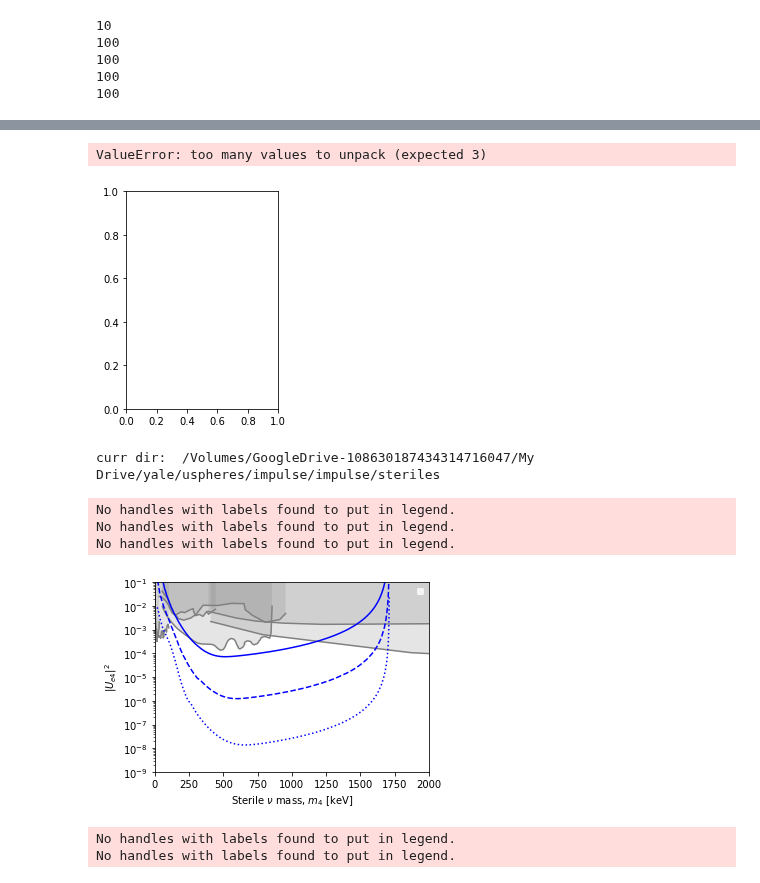
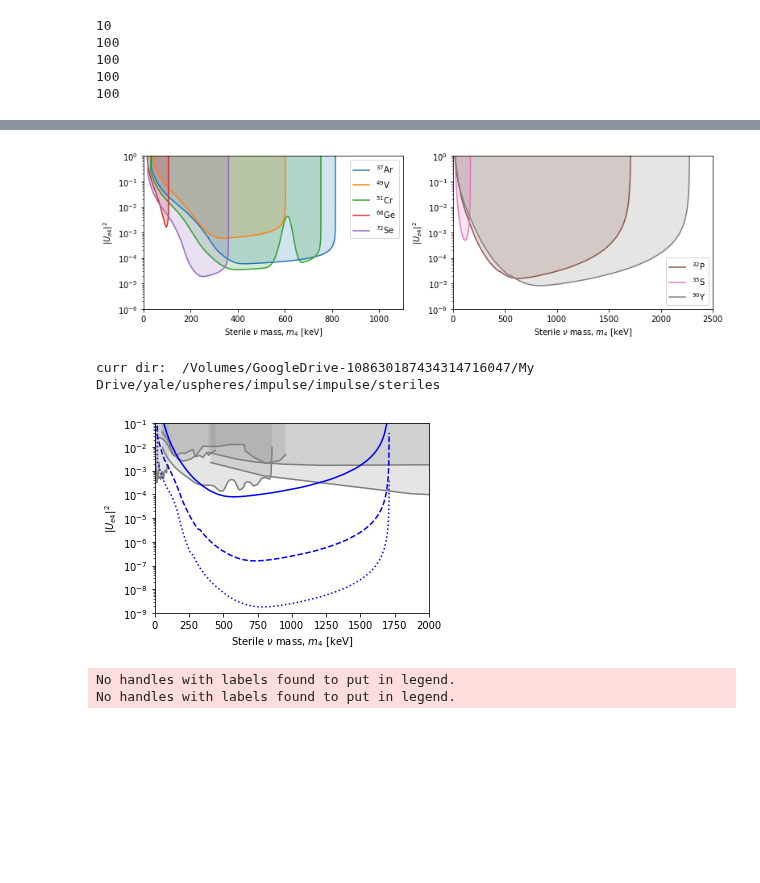
Before and after one commit to Moore-Lab/composite_DM, a Jupyter notebook: steriles/plot_pdfs.ipynb, the cells around one changed output, grey strips where cells are left out. Saved outputs shown, nothing was run; the diff lists cells and outputs as text; code cells hidden in the pictures; blank space fills up the shorter version.

Commit message:
new limit calculation

```diff
--- a/steriles/plot_pdfs.ipynb
+++ b/steriles/plot_pdfs.ipynb
@@ -86,7 +86,7 @@ subf.close()
 # %%
 ## batch jobs for sensitivity
 
-iso_list = ["p_32", "y_90", "s_35", "ar_37", "be_7", "v_49", "cr_51", "fe_55", "ge_68", "se_72", "ru_106"]
+iso_list = ["pr_143",] #["h_3",] # "p_32", "y_90", "s_35", "ar_37", "be_7", "v_49", "cr_51", "fe_55", "ge_68", "se_72", "ru_106"]
 
 job_file = "/Users/dcmoore/grace/impulse/steriles/job_files/sensitivity_jobs.txt"
 jf = open(job_file, 'wt')
@@ -95,6 +95,6 @@ for iso in iso_list:
 jf.close()
 
 print("Command to run: ")
-print("dsq --job-file job_files/sensitivity_jobs.txt --mem-per-cpu 4g -t 60:00 --mail-type NONE")
+print("dsq --job-file job_files/sensitivity_jobs.txt --mem-per-cpu 4g -t 4:00:00 --mail-type NONE")
 # %% [output]
 Command to run:
@@ -209,5 +209,5 @@ working on mass:  1503.4
 # %%
-def plot_limits(iso_list, isEC, fig, params_to_use, clist, fill=True, ls='-'):
+def plot_limits(iso_list, isEC, fig, params_to_use, clist, fill=True, ls='-', doLegend=True):
 
     plt.figure(fig.number)
 
@@ -275,37 +275,37 @@ def plot_limits(iso_list, isEC, fig, params_to_use, clist, fill=True, ls='-'):
         plt.xlim([0,2500])
     plt.xlabel(r"Sterile $\nu$ mass, $m_4$ [keV]")
     plt.ylabel("$|U_{e4}|^2$")
-    plt.legend()
+    if(doLegend):
+        plt.legend()
 # %%
 ## plot for the paper (EC)
 
 clist = plt.rcParams['axes.prop_cycle'].by_key()['color']
 
-params = [1e-2, 1, 100, 50, 1e5] ## 1% loading, 100 sphere days
+params = [1e-2, 1, 30, 50, 1e5] ## 1% loading, 100 sphere days
 
 iso_list = ["ar_37", "v_49", "cr_51", "ge_68", "se_72"]
 isEC = True
 
 fig=plt.figure()
 plt.subplot(1,2,1)
 plot_limits(iso_list, isEC, fig, params, clist)
 
 ## all done with 100 nm sphere except s_35 with 50 nm
 nprev = len(iso_list)
 iso_list = ["p_32","s_35","y_90"]
 isEC = False
 
 clist = clist[nprev:]
 plt.subplot(1,2,2)
 plot_limits(iso_list, isEC, fig, params, clist)
 fig.set_size_inches(11,3.5)
 plt.tight_layout()
 
 plt.savefig("ue4_sensitivity.pdf")
 plt.show()
 # %% [output]
-ValueError: too many values to unpack (expected 3)
-[figure, old version]
+[figure, new version]
 # %%
 ## plot the previous limits with the projections overlaid
 
@@ -328,14 +328,14 @@ nprev = len(iso_list)
 iso_list = ["p_32",]
 isEC = False
 
-params_list = [[1e-2, 1, 10],
-               [1e-2, 1, 365],
-               [1e-2, 100, 365]]
+params_list = [[1e-2, 1, 10, 50, 1e5],
+               [1e-2, 10, 365, 50, 1e5],
+               [1e-2, 1000, 365, 50, 1e5]]
 
 clist = ['b',]
 lslist = ['-', '--', ':']
 for ls,params in zip(lslist,params_list):
-    plot_limits(iso_list, isEC, fig, params, clist, fill=False, ls=ls)
+    plot_limits(iso_list, isEC, fig, params, clist, fill=False, ls=ls, doLegend=False)
 plt.tight_layout()
 
 plt.xlim([0,2000])
@@ -348,10 +348,7 @@ plt.savefig("ue4_sens_vs_livetime.pdf")
 plt.show()
 # %% [output]
 curr dir:  /Volumes/GoogleDrive-108630187434314716047/My Drive/yale/uspheres/impulse/impulse/steriles
-No handles with labels found to put in legend.
-No handles with labels found to put in legend.
-No handles with labels found to put in legend.
-[figure, old version]
+[figure, new version]
 # %%
 ##plot vs sphere size
 
```
Also changed, not shown: parts of 3 cells of this notebook, 5 other files.
